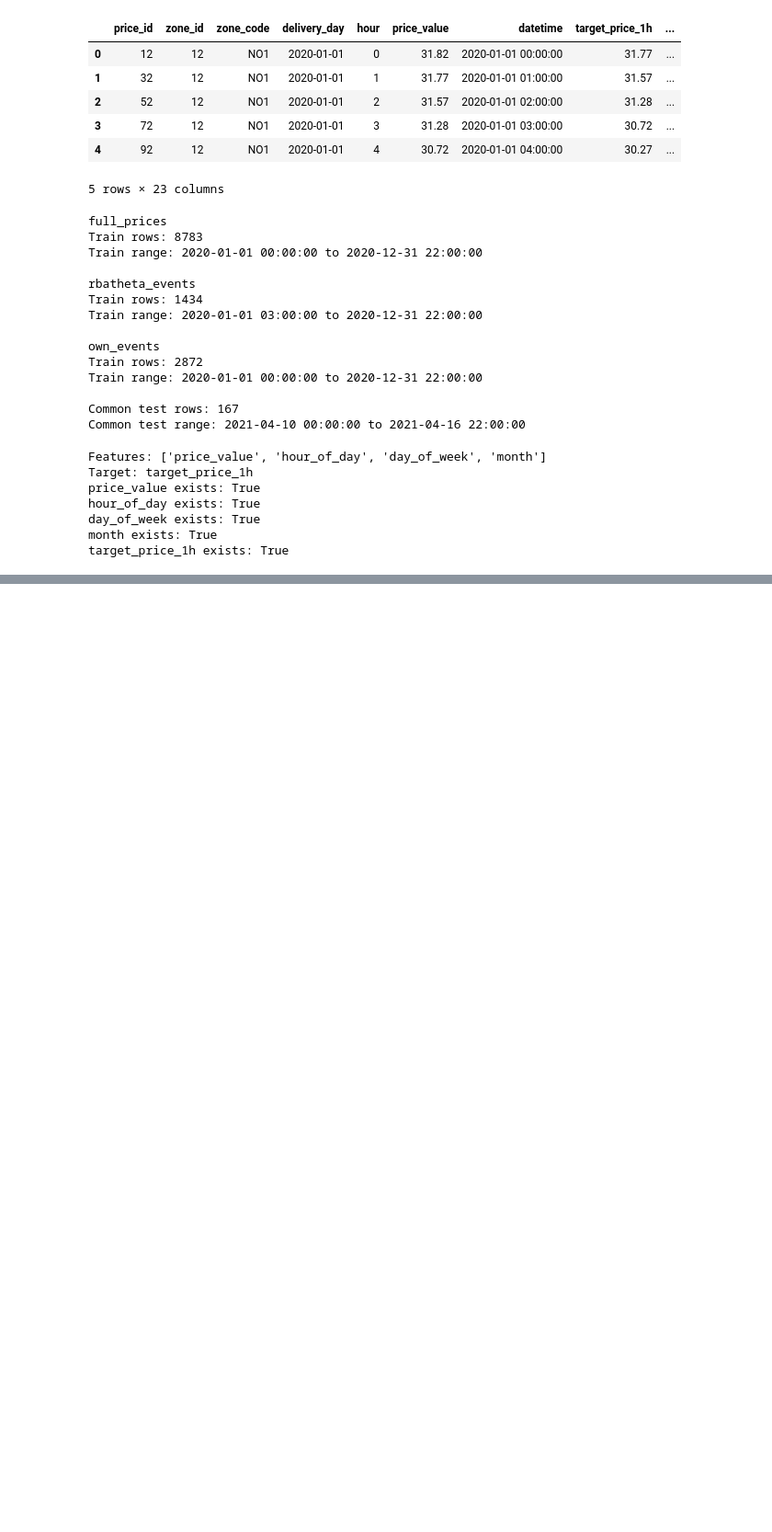
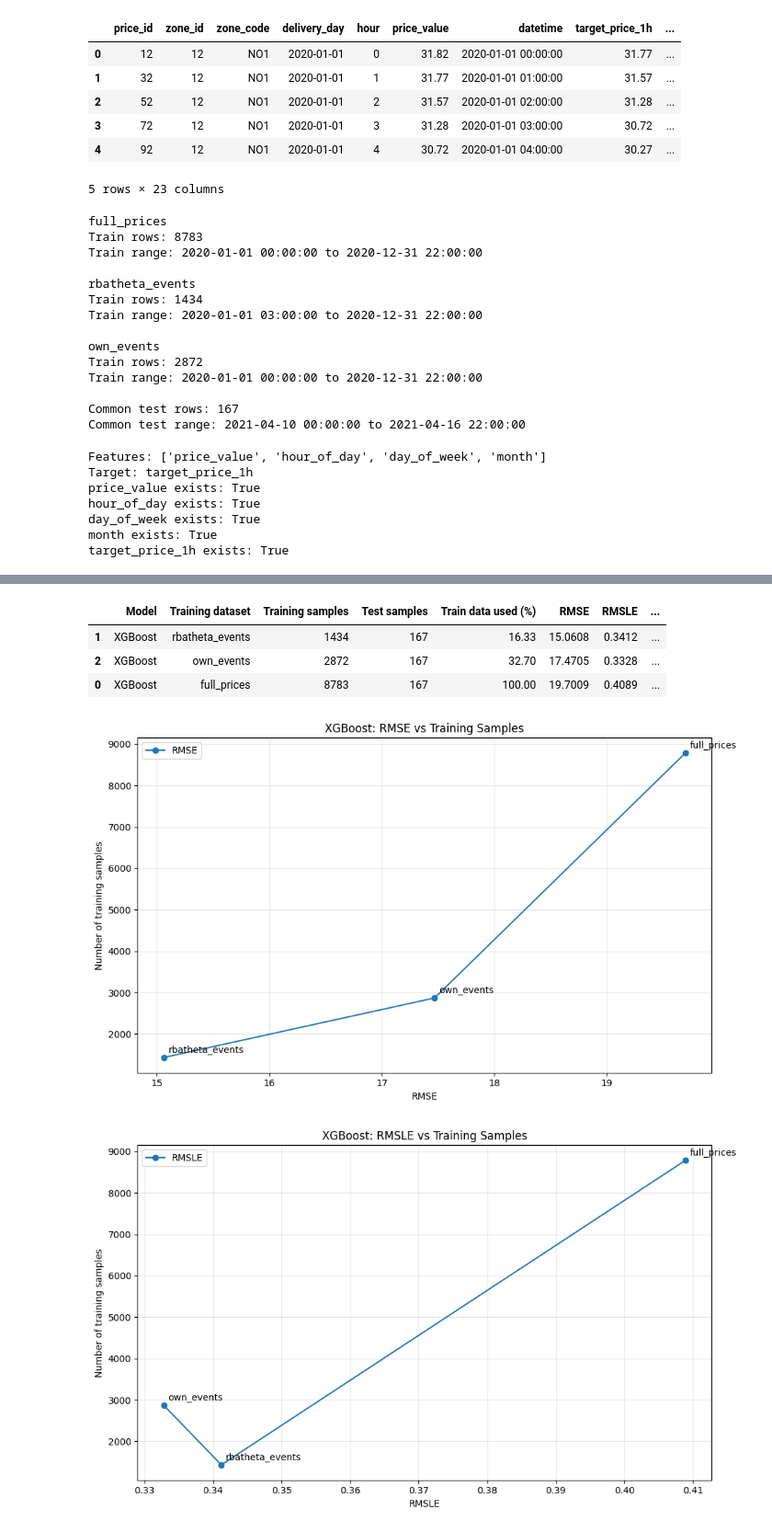
Before and after one commit to huugoox/tfg, a Jupyter notebook: notebooks/Analysis/02_ML.ipynb, the cells around one changed output, grey strips where cells are left out. Shown at 92% size. Cells and saved outputs as stored; diff of their text form; code cells hidden in the pictures; blank space fills up the shorter version.

```diff
--- a/notebooks/Analysis/02_ML.ipynb
+++ b/notebooks/Analysis/02_ML.ipynb
@@ -627,0 +705,26 @@ plt.show()
+# %%
+# ============================================================
+# 20. XGBOOST
+# ============================================================
+
+xgb_results, xgb_predictions = train_model_with_training_sets(
+    model_name="XGBoost",
+    model_factory=lambda: XGBRegressor(
+        n_estimators=200,
+        learning_rate=0.05,
+        max_depth=4,
+        subsample=0.9,
+        colsample_bytree=0.9,
+        objective="reg:squarederror",
+        random_state=42,
+        n_jobs=-1
+    )
+)
+
+xgb_results_table = build_results_table(xgb_results)
+
+display(xgb_results_table)
+
+plot_error_vs_training_samples(xgb_results, metric="RMSE")
+plot_error_vs_training_samples(xgb_results, metric="RMSLE")
+# %% [output]
@@ -627,0 +751,6 @@ plt.show()
+|  | Model | Training dataset | Training samples | Test samples | Train data used (%) | RMSE | RMSLE | ... |
+| 1 | XGBoost | rbatheta_events | 1434 | 167 | 16.33 | 15.0608 | 0.3412 | ... |
+| 2 | XGBoost | own_events | 2872 | 167 | 32.70 | 17.4705 | 0.3328 | ... |
+| 0 | XGBoost | full_prices | 8783 | 167 | 100.00 | 19.7009 | 0.4089 | ... |
+[figure, added]
+[figure, added]
```
Also changed, not shown: parts of 11 cells of this notebook.
